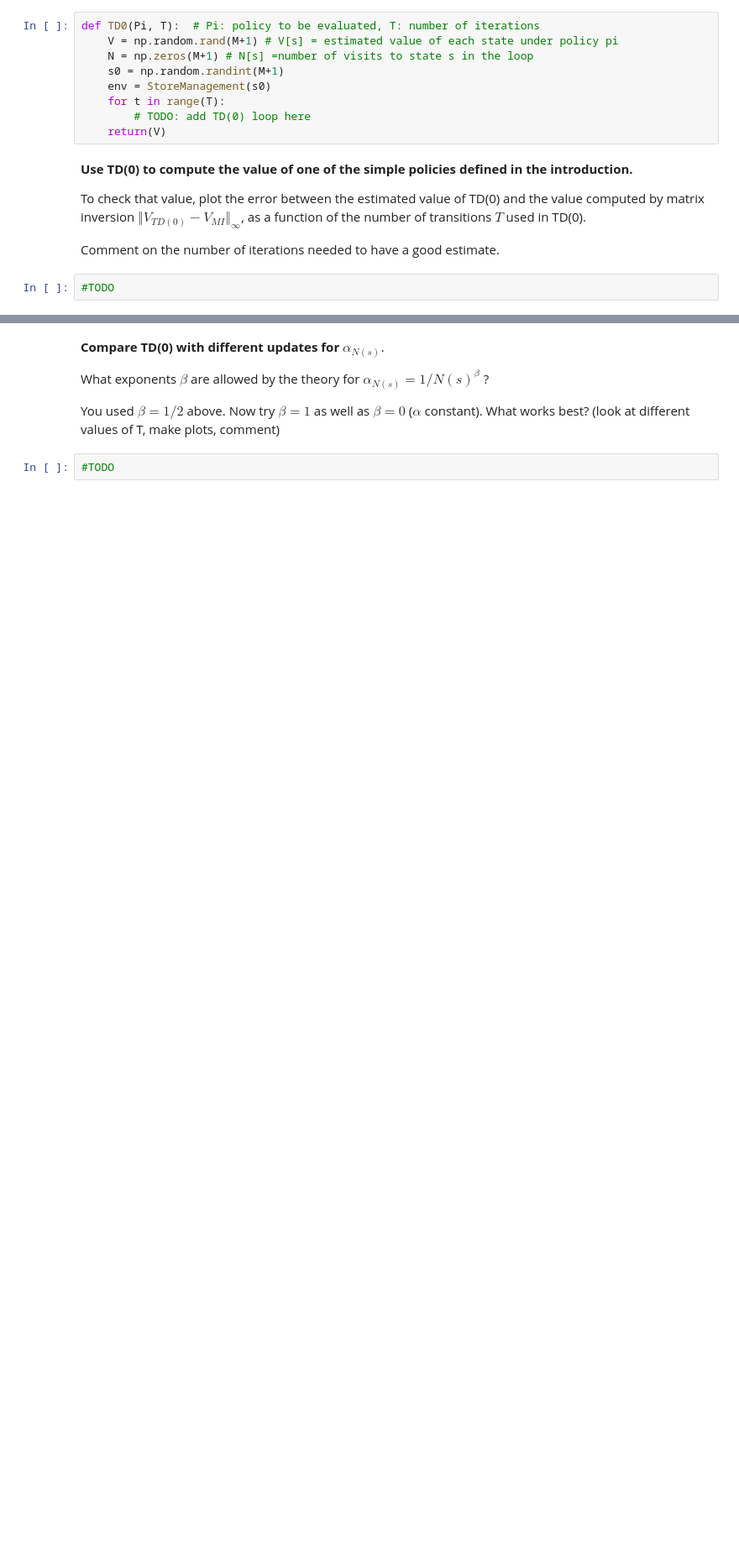
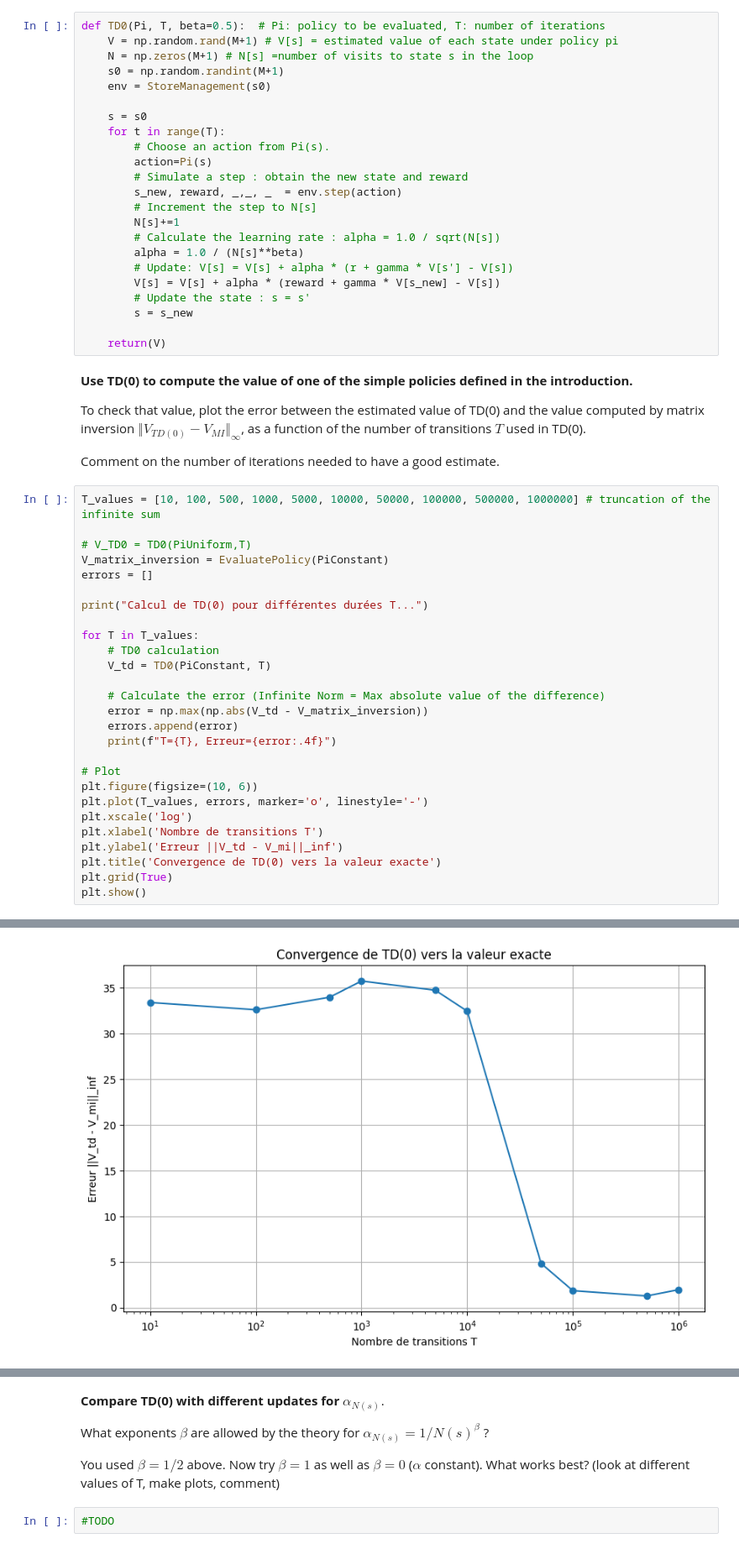
Before and after one commit to milanolivia/apprentissage_seq, a Jupyter notebook: TD0_QLearning.ipynb, the cells around one changed output, grey strips where cells are left out. Shown at 84% size. Cells and saved outputs as stored; diff of their text form; blank space fills up the shorter version.

Commit message:
TP2+ Q1 et Q2 et additionnal plots

```diff
--- a/TD0_QLearning.ipynb
+++ b/TD0_QLearning.ipynb
@@ -293,13 +304,27 @@ See lecture 3 for the full pseudo-code.
 
 **Implement TD(0) with step size $\alpha_{N(s)} = 1/\sqrt{N(s)}$**
 # %%
-def TD0(Pi, T):  # Pi: policy to be evaluated, T: number of iterations
+def TD0(Pi, T, beta=0.5):  # Pi: policy to be evaluated, T: number of iterations
     V = np.random.rand(M+1) # V[s] = estimated value of each state under policy pi
     N = np.zeros(M+1) # N[s] =number of visits to state s in the loop
     s0 = np.random.randint(M+1)
     env = StoreManagement(s0)
+
+    s = s0
     for t in range(T):
-        # TODO: add TD(0) loop here
+        # Choose an action from Pi(s).
+        action=Pi(s)
+        # Simulate a step : obtain the new state and reward
+        s_new, reward, _,_, _  = env.step(action)
+        # Increment the step to N[s]
+        N[s]+=1
+        # Calculate the learning rate : alpha = 1.0 / sqrt(N[s])
+        alpha = 1.0 / (N[s]**beta)
+        # Update: V[s] = V[s] + alpha * (r + gamma * V[s'] - V[s])
+        V[s] = V[s] + alpha * (reward + gamma * V[s_new] - V[s])
+        # Update the state : s = s'
+        s = s_new
+
     return(V)
 # %% [markdown]
 **Use TD(0) to compute the value of one of the simple policies defined in the introduction.**
@@ -308,4 +333,30 @@ To check that value, plot the error between the estimated value of TD(0) and the
 
 Comment on the number of iterations needed to have a good estimate.
 # %%
-#TODO
+T_values = [10, 100, 500, 1000, 5000, 10000, 50000, 100000, 500000, 1000000] # truncation of the infinite sum
+
+# V_TD0 = TD0(PiUniform,T)
+V_matrix_inversion = EvaluatePolicy(PiConstant)
+errors = []
+
+print("Calcul de TD(0) pour différentes durées T...")
+
+for T in T_values:
+    # TD0 calculation
+    V_td = TD0(PiConstant, T)
+
+    # Calculate the error (Infinite Norm = Max absolute value of the difference)
+    error = np.max(np.abs(V_td - V_matrix_inversion))
+    errors.append(error)
+    print(f"T={T}, Erreur={error:.4f}")
+
+# Plot
+plt.figure(figsize=(10, 6))
+plt.plot(T_values, errors, marker='o', linestyle='-')
+plt.xscale('log')
+plt.xlabel('Nombre de transitions T')
+plt.ylabel('Erreur ||V_td - V_mi||_inf')
+plt.title('Convergence de TD(0) vers la valeur exacte')
+plt.grid(True)
+plt.show()
+# %% [output]
@@ -311,0 +374 @@ Comment on the number of iterations needed to have a good estimate.
+[figure, added]
```
Also changed, not shown: parts of 6 cells of this notebook.
